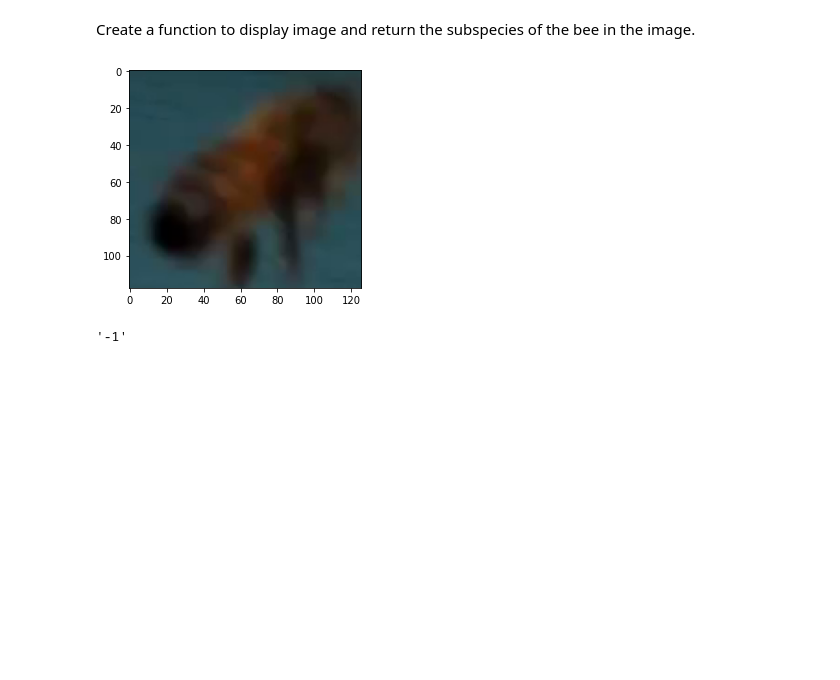
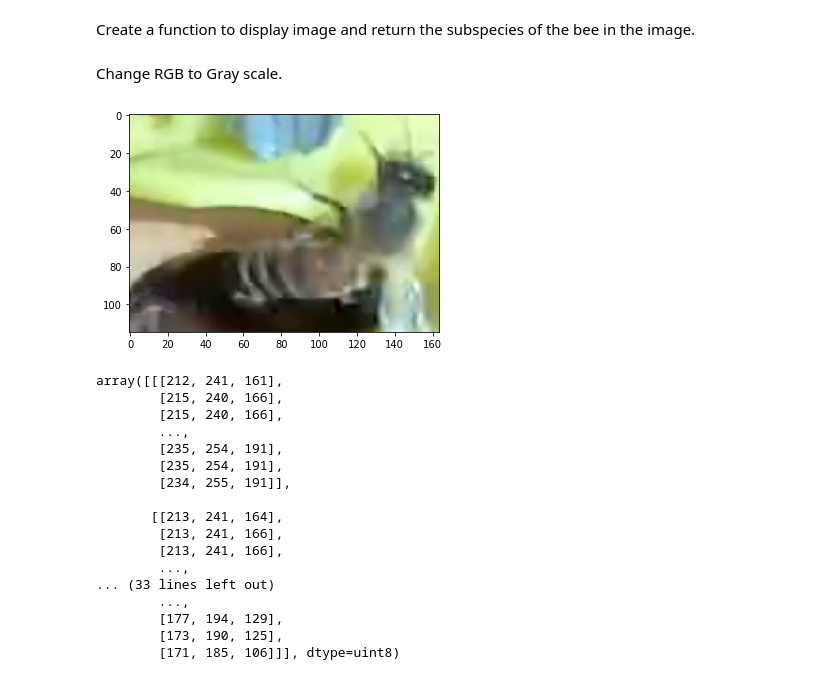
Before and after one commit to whatiskeptiname/Bee-Classifier, a Jupyter notebook: SVM.ipynb, the cells around one changed output. Saved outputs shown, nothing was run; the diff lists cells and outputs as text; code cells hidden in the pictures; blank space fills up the shorter version.

Commit message:
rgb2gray

```diff
--- a/SVM.ipynb
+++ b/SVM.ipynb
@@ -88,9 +88,30 @@ def show_image(index):
     img = get_image(file_name)
     plt.imshow(img)
     plt.show()
-    return subspecies
+    return file_name, subspecies
-# %%
-show_image(5171)
-# %% [output]
-[figure, removed]
-'-1'
+# %% [markdown]
+Change RGB to Gray scale.
+# %%
+file_name, _ = show_image(0)
+image = get_image(file_name)
+
+image
+# %% [output]
+[figure, added]
+array([[[212, 241, 161],
+        [215, 240, 166],
+        [215, 240, 166],
+        ...,
+        [235, 254, 191],
+        [235, 254, 191],
+        [234, 255, 191]],
+
+       [[213, 241, 164],
+        [213, 241, 166],
+        [213, 241, 166],
+        ...,
+... (33 lines left out)
+        ...,
+        [177, 194, 129],
+        [173, 190, 125],
+        [171, 185, 106]]], dtype=uint8)
```
Also changed, not shown: parts of 3 cells of this notebook.
